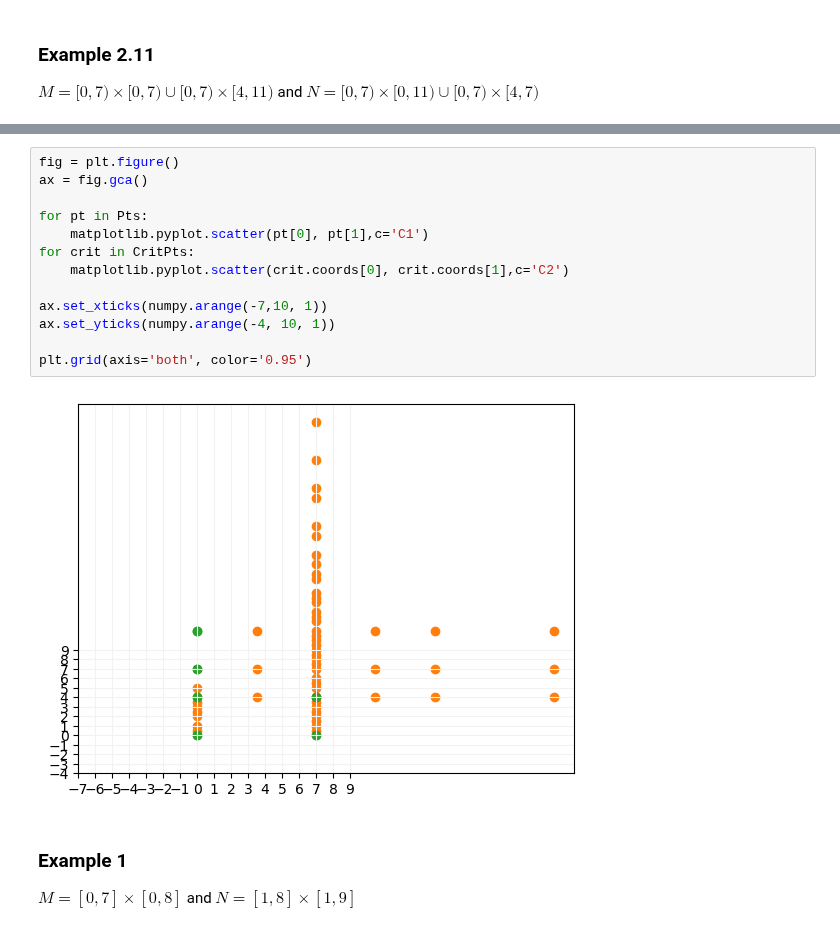
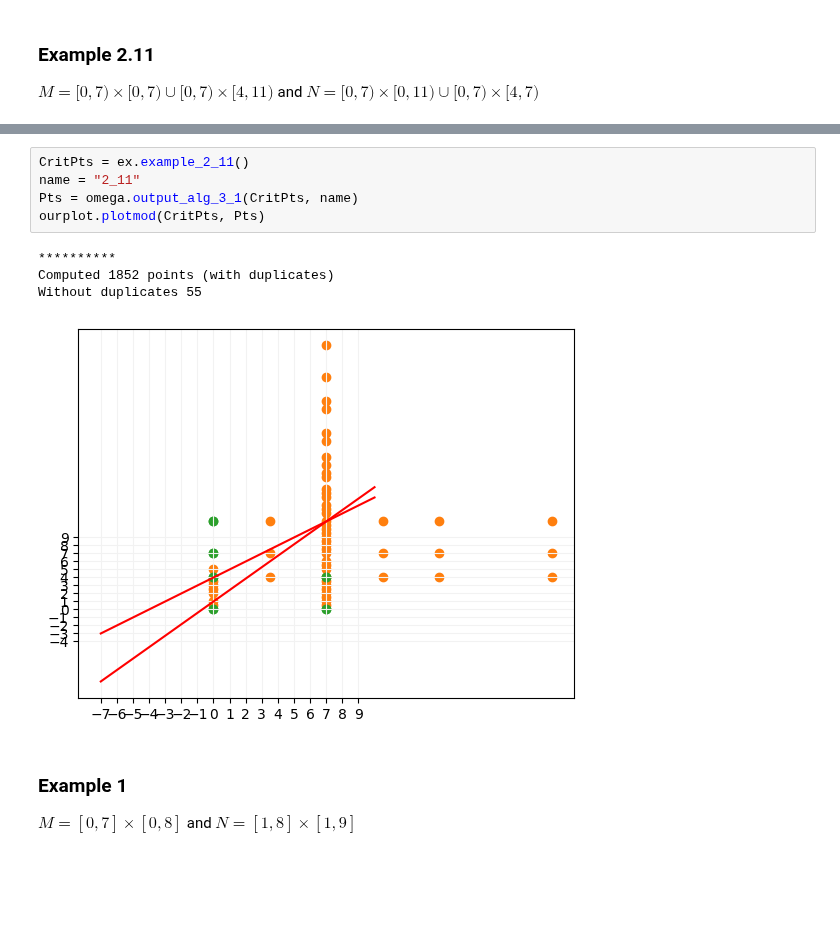
Before and after one commit to asilata/matching-distance-code, a Jupyter notebook: Notebooks/Algorithm_3vs1-ConvexHulls_algo2.ipynb, the cells around one changed output, grey strips where cells are left out. Cells and saved outputs as stored; diff of their text form; blank space fills up the shorter version.

```diff
--- a/Notebooks/Algorithm_3vs1-ConvexHulls_algo2.ipynb
+++ b/Notebooks/Algorithm_3vs1-ConvexHulls_algo2.ipynb
@@ -374,18 +59,13 @@ Without duplicates 55
-# %%
-fig = plt.figure()
-ax = fig.gca()
-
-for pt in Pts:
-    matplotlib.pyplot.scatter(pt[0], pt[1],c='C1')
-for crit in CritPts:
-    matplotlib.pyplot.scatter(crit.coords[0], crit.coords[1],c='C2')
-
-ax.set_xticks(numpy.arange(-7,10, 1))
-ax.set_yticks(numpy.arange(-4, 10, 1))
-
-plt.grid(axis='both', color='0.95')
-# %% [output]
-[figure, removed]
+# %%
+CritPts = ex.example_2_11()
+name = "2_11"
+Pts = omega.output_alg_3_1(CritPts, name)
+ourplot.plotmod(CritPts, Pts)
+# %% [output]
+**********
+Computed 1852 points (with duplicates)
+Without duplicates 55
+[figure, added]
 # %% [markdown]
 ### Example 1
 $M=[0,7]\times[0,8]$ and $N=[1,8]\times[1,9]$
```
Also changed, not shown: parts of 22 cells of this notebook, 12 other files.
